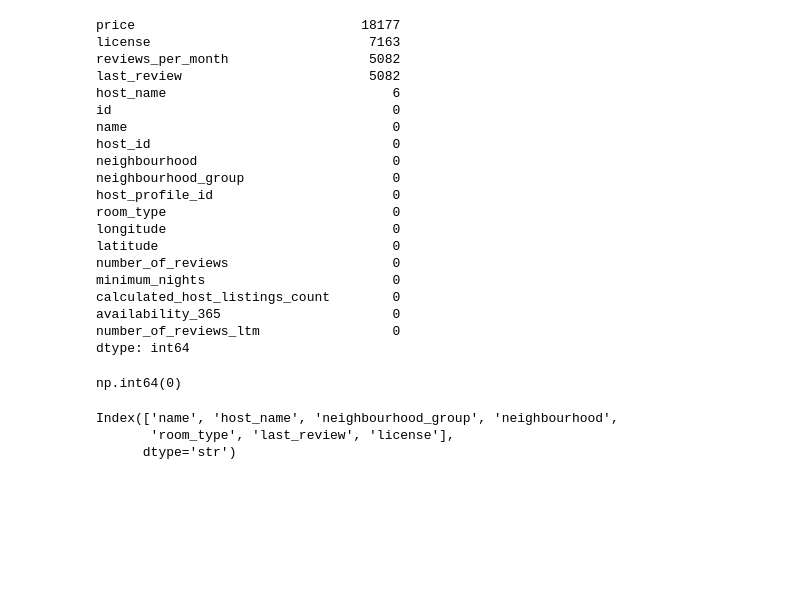
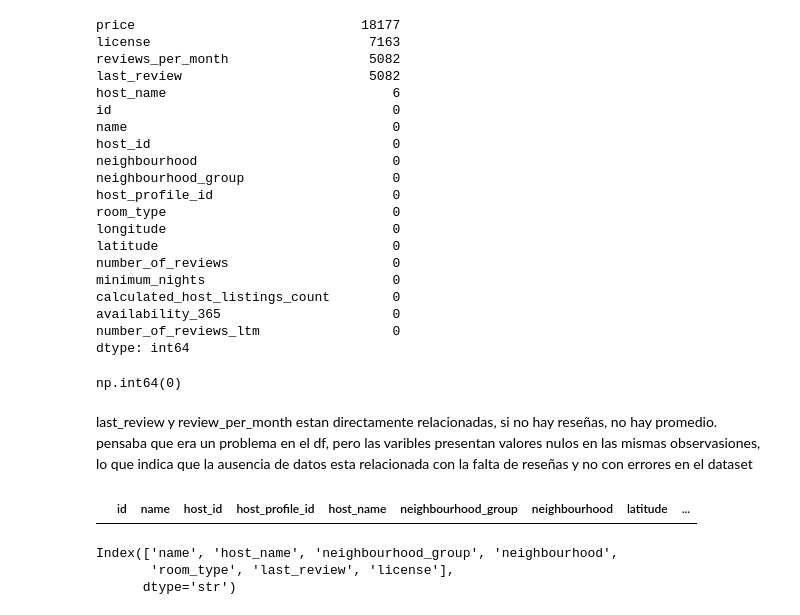
Before and after one commit to Adalab/bda-modulo-3-evaluacion-final-BARBRUSHCKA, a Jupyter notebook: individual_proyect3.ipynb, the cells around one changed output. Saved outputs shown, nothing was run; the diff lists cells and outputs as text; code cells hidden in the pictures; blank space fills up the shorter version.

```diff
--- a/individual_proyect3.ipynb
+++ b/individual_proyect3.ipynb
@@ -176,6 +178,13 @@ df_alquileres.duplicated().sum()
 df_alquileres.duplicated(subset=["id"]).sum() # no tenemos duplicados
 # %% [output]
 np.int64(0)
+# %% [markdown]
+last_review y review_per_month estan directamente relacionadas, si no hay reseñas, no hay promedio. pensaba que era un problema en el df, pero las varibles presentan valores nulos en las mismas observasiones, lo que indica que la ausencia de datos esta relacionada con la falta de reseñas y no con errores en el dataset
+# %%
+#demostracion, indica que estan alineados ambos por eso esta vacio.
+df_alquileres[df_alquileres["last_review"].isna() & df_alquileres["reviews_per_month"].notna()]
+# %% [output]
+|  | id | name | host_id | host_profile_id | host_name | neighbourhood_group | neighbourhood | latitude | ... |
 # %%
 # COLUMNAS CATEGORICAS
 df_cat=(df_alquileres.select_dtypes(include="str").columns)
```
Also changed, not shown: parts of 18 cells of this notebook.
